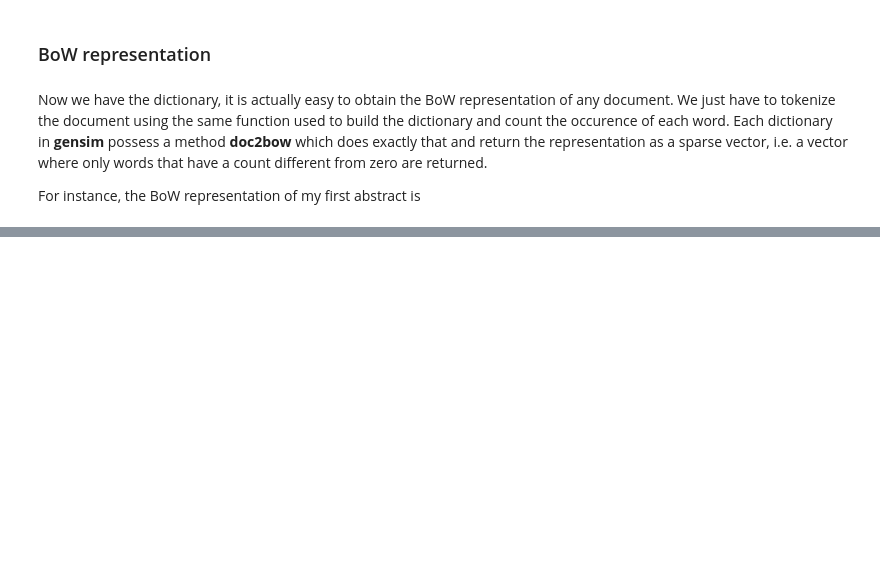
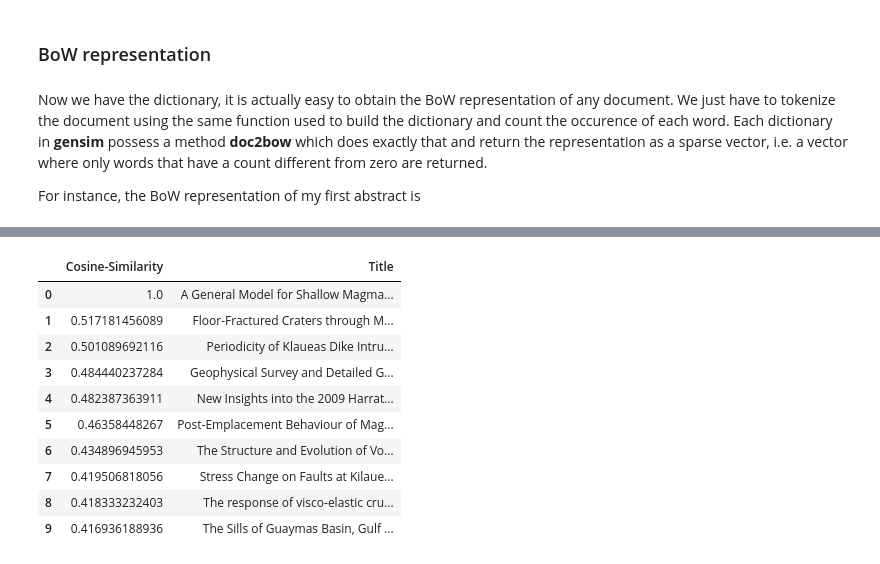
Before and after one commit to cthorey/AGU_Data, a Jupyter notebook: Notebook/Similar_Paper_Gensym.ipynb, the cells around one changed output, grey strips where cells are left out. Cells and saved outputs as stored; diff of their text form; code cells hidden in the pictures; blank space fills up the shorter version.

```diff
--- a/Notebook/Similar_Paper_Gensym.ipynb
+++ b/Notebook/Similar_Paper_Gensym.ipynb
@@ -1098,0 +358,38 @@ def idx_to_collaborators(index, n_neightboor = 20, based_on ='abstracts', verbos
+# %%
+build = False
+if not os.path.isfile(abstractf+'_lsi.mm') or build:
+    # First load the corpus and the dicitonary
+    tfidf_corpus = corpora.MmCorpus(abstractf+'_tfidf.mm')
+    dictionary = corpora.Dictionary.load(abstractf+'.dict')
+    # Initialize the LSI model
+    lsi = models.LsiModel(tfidf_corpus,id2word=dictionary, num_topics=500)
+    # Compute the tfidf of the corpus itself
+    lsi_corpus = lsi[tfidf_corpus]
+    # Serialize both for reuse
+    lsi.save(abstractf+'_lsi.model')
+    corpora.MmCorpus.serialize(abstractf+'_lsi.mm',lsi_corpus)
+else:
+    lsi = models.LsiModel.load(abstractf+'_lsi.model')
+    lsi_corpus = corpora.MmCorpus(abstractf+'_lsi.mm')
+# %%
+# Transform our sparse representation into dense
+numpy_matrix = gensim.matutils.corpus2dense(lsi_corpus, num_terms=len(dictionary))
+# Normalize each abstract in the corpus
+normalized_matrix = numpy_matrix/np.sqrt(np.sum(numpy_matrix*numpy_matrix,axis=0))
+# Take the dot product of the resulting matrice with query to get the relevant cosine similarity
+score = np.dot(normalized_matrix.T,normalized_matrix[:,my_contrib[1]])
+results = pd.DataFrame(np.stack((np.sort(score)[::-1],np.array(titles)[np.argsort(score)[::-1]])).T,
+                       columns = ['Cosine-Similarity','Title'])
+results.head(10)
+# %% [output]
+|  | Cosine-Similarity | Title |
+| 0 | 1.0 | A General Model for Shallow Magma... |
+| 1 | 0.517181456089 | Floor-Fractured Craters through M... |
+| 2 | 0.501089692116 | Periodicity of Klaueas Dike Intru... |
+| 3 | 0.484440237284 | Geophysical Survey and Detailed G... |
+| 4 | 0.482387363911 | New Insights into the 2009 Harrat... |
+| 5 | 0.46358448267 | Post-Emplacement Behaviour of Mag... |
+| 6 | 0.434896945953 | The Structure and Evolution of Vo... |
+| 7 | 0.419506818056 | Stress Change on Faults at Kilaue... |
+| 8 | 0.418333232403 | The response of visco-elastic cru... |
+| 9 | 0.416936188936 | The Sills of Guaymas Basin, Gulf ... |
```
Also changed, not shown: parts of 173 cells of this notebook, 2 other files.
